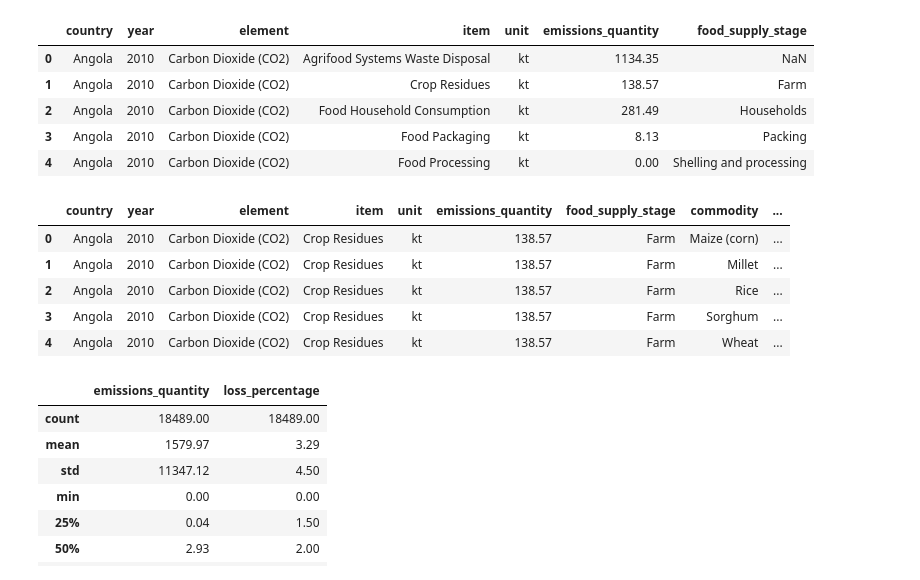
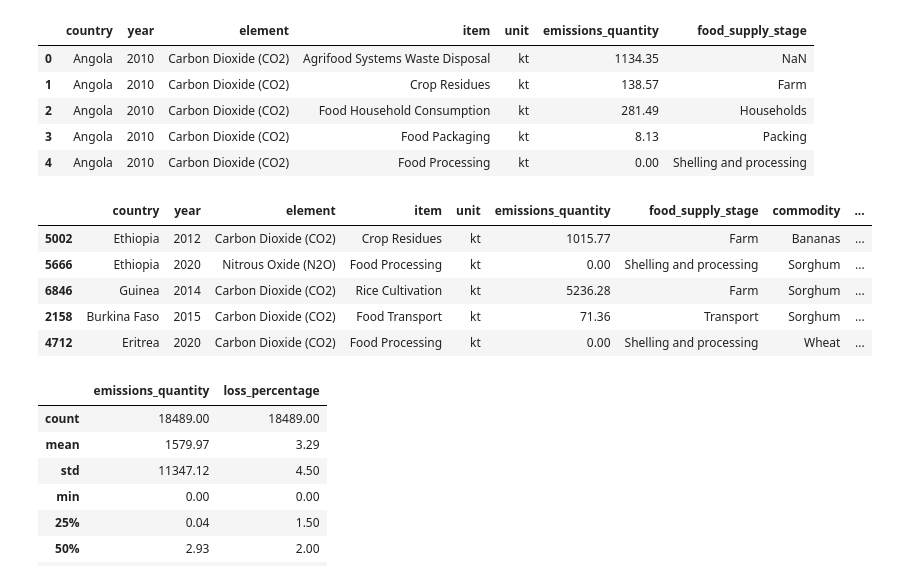
Before and after one commit to AlexRibeiro95/Project_FoodWaste, a Jupyter notebook: EDA/Main.ipynb, the cells around one changed output. Cells and saved outputs as stored; diff of their text form; code cells hidden in the pictures.

```diff
--- a/EDA/Main.ipynb
+++ b/EDA/Main.ipynb
@@ -182,18 +182,18 @@ emissions_df.head()
 # %%
 # Merge the two datasets on 'country' 'year' and 'food_supply_stage'
 
 merged_df = pd.merge(emissions_df, foodwaste_df, on=['country', 'year', 'food_supply_stage'])
 
-# Check the first 5 rows of the merged dataset
+# Check the merged dataset
 
-merged_df.head()
+merged_df.sample(5)
 # %% [output]
 |  | country | year | element | item | unit | emissions_quantity | food_supply_stage | commodity | ... |
-| 0 | Angola | 2010 | Carbon Dioxide (CO2) | Crop Residues | kt | 138.57 | Farm | Maize (corn) | ... |
-| 1 | Angola | 2010 | Carbon Dioxide (CO2) | Crop Residues | kt | 138.57 | Farm | Millet | ... |
-| 2 | Angola | 2010 | Carbon Dioxide (CO2) | Crop Residues | kt | 138.57 | Farm | Rice | ... |
-| 3 | Angola | 2010 | Carbon Dioxide (CO2) | Crop Residues | kt | 138.57 | Farm | Sorghum | ... |
-| 4 | Angola | 2010 | Carbon Dioxide (CO2) | Crop Residues | kt | 138.57 | Farm | Wheat | ... |
+| 5002 | Ethiopia | 2012 | Carbon Dioxide (CO2) | Crop Residues | kt | 1015.77 | Farm | Bananas | ... |
+| 5666 | Ethiopia | 2020 | Nitrous Oxide (N2O) | Food Processing | kt | 0.00 | Shelling and processing | Sorghum | ... |
+| 6846 | Guinea | 2014 | Carbon Dioxide (CO2) | Rice Cultivation | kt | 5236.28 | Farm | Sorghum | ... |
+| 2158 | Burkina Faso | 2015 | Carbon Dioxide (CO2) | Food Transport | kt | 71.36 | Transport | Sorghum | ... |
+| 4712 | Eritrea | 2020 | Carbon Dioxide (CO2) | Food Processing | kt | 0.00 | Shelling and processing | Wheat | ... |
 # %%
 #Describe value and loss_percentage
 
```
Also changed, not shown: parts of 5 cells of this notebook, 7 other files.
